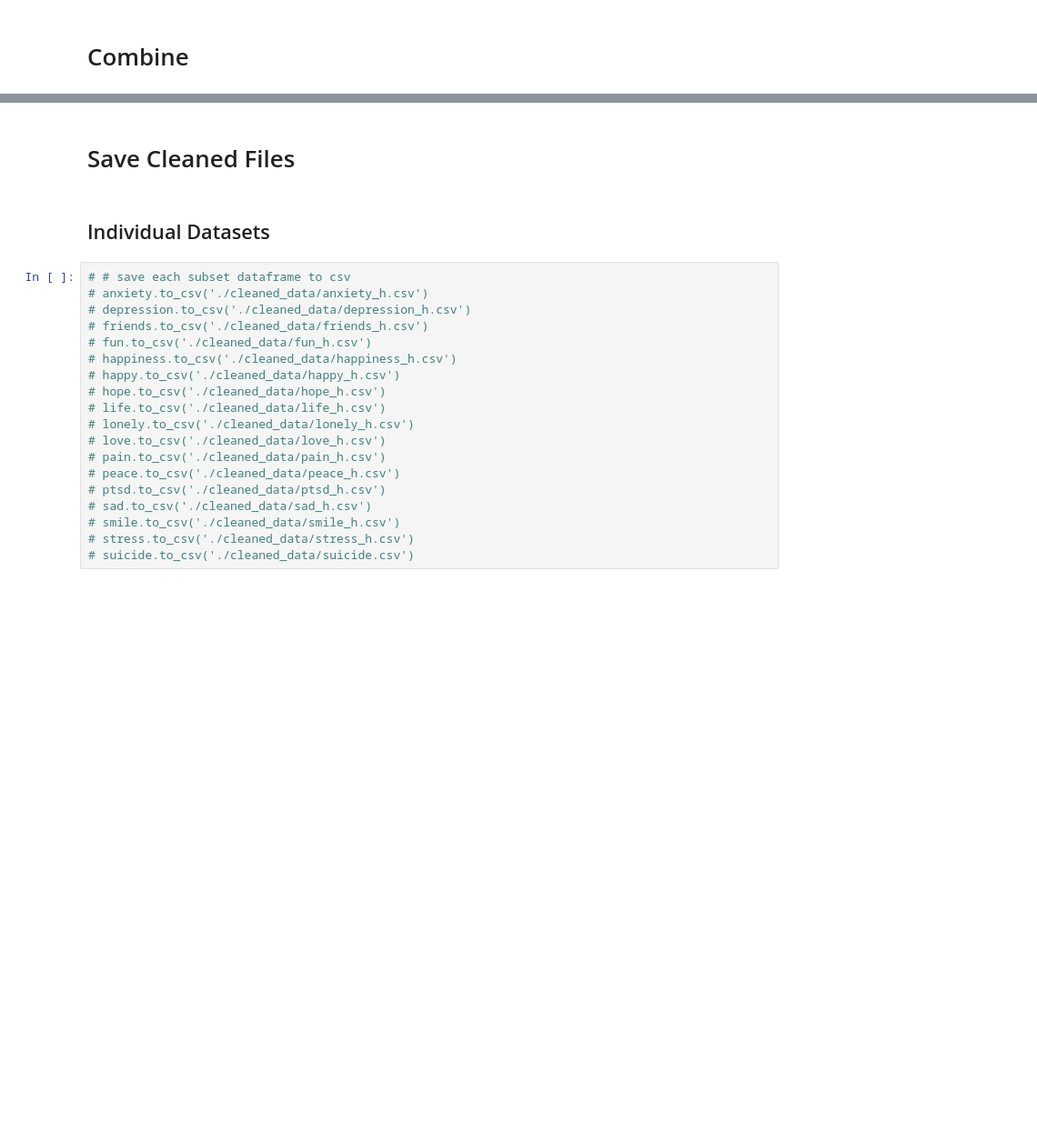
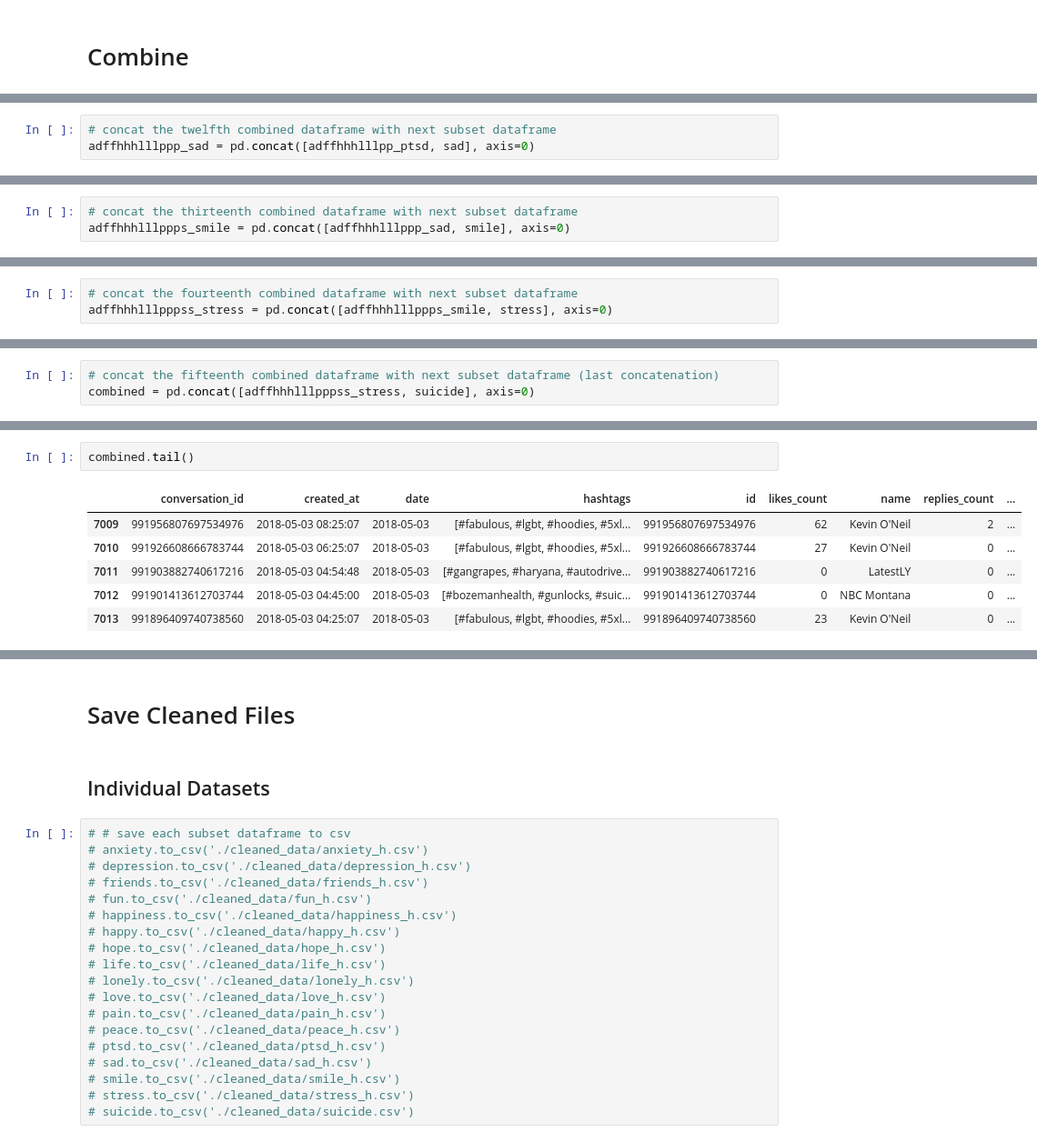
Before and after one commit to lasoya/Social_Media_Analysis, a Jupyter notebook: Data_Cleaning.ipynb, the cells around one changed output, grey strips where cells are left out. Shown at 91% size. Drawn from its saved outputs; the diff is of its cells as text; blank space fills up the shorter version.

```diff
--- a/Data_Cleaning.ipynb
+++ b/Data_Cleaning.ipynb
@@ -2882,0 +3031,3 @@ suicide.head()
+# %%
+# concat the twelfth combined dataframe with next subset dataframe
+adffhhhlllppp_sad = pd.concat([adffhhhlllpp_ptsd, sad], axis=0)
@@ -2882,0 +3043,3 @@ suicide.head()
+# %%
+# concat the thirteenth combined dataframe with next subset dataframe
+adffhhhlllppps_smile = pd.concat([adffhhhlllppp_sad, smile], axis=0)
@@ -2882,0 +3055,3 @@ suicide.head()
+# %%
+# concat the fourteenth combined dataframe with next subset dataframe
+adffhhhlllpppss_stress = pd.concat([adffhhhlllppps_smile, stress], axis=0)
@@ -2882,0 +3067,3 @@ suicide.head()
+# %%
+# concat the fifteenth combined dataframe with next subset dataframe (last concatenation)
+combined = pd.concat([adffhhhlllpppss_stress, suicide], axis=0)
@@ -2882,0 +3088,9 @@ suicide.head()
+# %%
+combined.tail()
+# %% [output]
+|  | conversation_id | created_at | date | hashtags | id | likes_count | name | replies_count | ... |
+| 7009 | 991956807697534976 | 2018-05-03 08:25:07 | 2018-05-03 | [#fabulous, #lgbt, #hoodies, #5xl... | 991956807697534976 | 62 | Kevin O'Neil | 2 | ... |
+| 7010 | 991926608666783744 | 2018-05-03 06:25:07 | 2018-05-03 | [#fabulous, #lgbt, #hoodies, #5xl... | 991926608666783744 | 27 | Kevin O'Neil | 0 | ... |
+| 7011 | 991903882740617216 | 2018-05-03 04:54:48 | 2018-05-03 | [#gangrapes, #haryana, #autodrive... | 991903882740617216 | 0 | LatestLY | 0 | ... |
+| 7012 | 991901413612703744 | 2018-05-03 04:45:00 | 2018-05-03 | [#bozemanhealth, #gunlocks, #suic... | 991901413612703744 | 0 | NBC Montana | 0 | ... |
+| 7013 | 991896409740738560 | 2018-05-03 04:25:07 | 2018-05-03 | [#fabulous, #lgbt, #hoodies, #5xl... | 991896409740738560 | 23 | Kevin O'Neil | 0 | ... |
```
Also changed, not shown: parts of 48 cells of this notebook.
